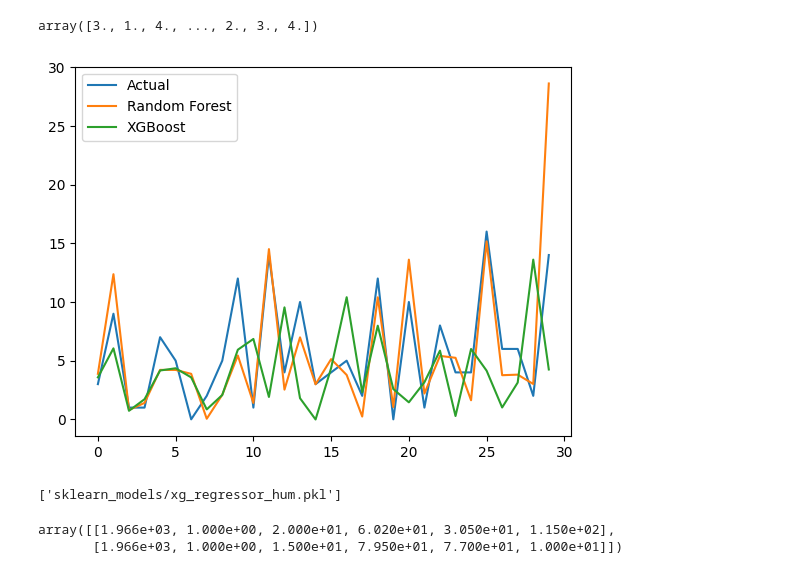
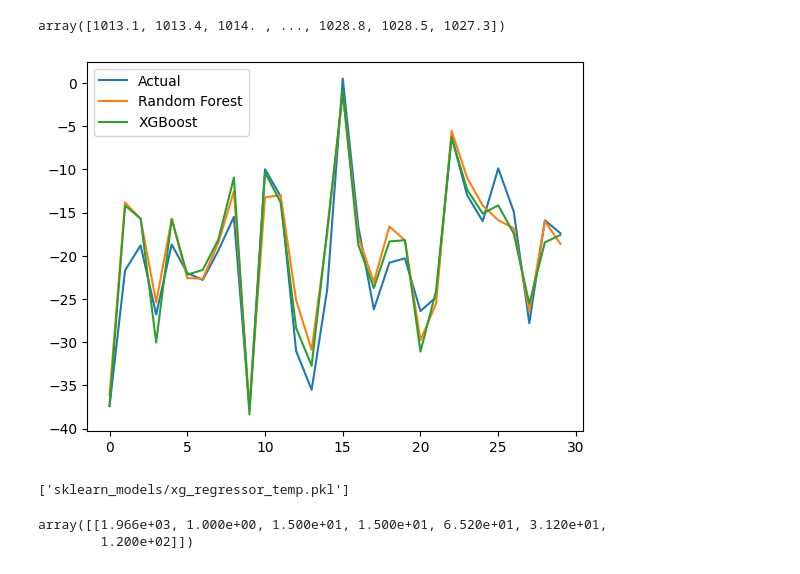
Before and after one commit to chellick/weather_xzxc, a Jupyter notebook: data/train.ipynb, the cells around one changed output. Drawn from its saved outputs; the diff is of its cells as text; code cells hidden in the pictures.

```diff
--- a/data/train.ipynb
+++ b/data/train.ipynb
@@ -32,21 +29,24 @@ data = pd.concat(data)
 X = np.array([data['Год по Гринвичу'].to_numpy(),
      data['Месяц по Гринвичу'].to_numpy(),
      data['День по Гринвичу'].to_numpy(),
+     data['Срок по Гринвичу'].to_numpy(),
      data['Широта'].to_numpy(dtype=float),
      data['Долгота'].to_numpy(dtype=float),
      data['Высота над уровнем моря'].to_numpy(dtype=float)])
+
 
 y_tempreture = data['Температура воздуха по сухому термометру'].to_numpy()
 y_percipitation = data['Сумма осадков за период между сроками'].to_numpy()
 y_wind = data['Средняя скорость ветра'].to_numpy()
 y_humidity = data['Относительная влажность воздуха'].to_numpy()
+y_press = data['Атмосферное давление на уровне станции'].to_numpy()
 
 X = np.transpose(X)
 # %%
 y_percipitation
-y_wind
+y_press
 # %% [output]
-array([3., 1., 4., ..., 2., 3., 4.])
+array([1013.1, 1013.4, 1014. , ..., 1028.8, 1028.5, 1027.3])
 # %%
 X_temp_train, X_temp_test, y_temp_train, y_temp_test = train_test_split(X, y_tempreture, shuffle=True, train_size=0.2)
 X_per_train, X_per_test, y_per_train, y_per_test = train_test_split(X, y_percipitation, shuffle=True, train_size=0.2)
@@ -60,36 +61,36 @@ import joblib
 # %%
 import matplotlib.pyplot as plt
 
 # Fit Random Forest Regressor
 reg = RandomForestRegressor(n_estimators=1000)
-reg.fit(X_hum_train, y_hum_train)
+reg.fit(X_temp_train, y_temp_train)
 
 # Fit XGBoost Regressor
 Xg_reg = XGBRegressor(n_estimators=1000, learning_rate=0.05)
-Xg_reg.fit(X_per_train, y_hum_train)
+Xg_reg.fit(X_temp_train, y_temp_train)
 
 # Get predictions
-Xg_pred = Xg_reg.predict(X_hum_test)
-pred = reg.predict(X_hum_test)
+Xg_pred = Xg_reg.predict(X_temp_test)
+pred = reg.predict(X_temp_test)
 
 # Plot actual vs predicted values with legend names
-plt.plot(y_hum_test[:30], label='Actual')
+plt.plot(y_temp_test[:30], label='Actual')
 plt.plot(pred[:30], label='Random Forest')
 plt.plot(Xg_pred[:30], label='XGBoost')
 plt.legend()
 plt.show()
 # %% [output]
-[figure, old version]
+[figure, new version]
 # %%
 # Save Random Forest Regressor
-joblib.dump(reg, 'sklearn_models/rf_regressor_hum.pkl')
+joblib.dump(reg, 'sklearn_models/rf_regressor_temp.pkl')
 
 # Save XGBoost Regressor
-joblib.dump(Xg_reg, 'sklearn_models/xg_regressor_hum.pkl')
+joblib.dump(Xg_reg, 'sklearn_models/xg_regressor_temp.pkl')
 # %% [output]
-['sklearn_models/xg_regressor_hum.pkl']
+['sklearn_models/xg_regressor_temp.pkl']
-# %%
-X_hum_test[:2]
-# %% [output]
-array([[1.966e+03, 1.000e+00, 2.000e+01, 6.020e+01, 3.050e+01, 1.150e+02],
-       [1.966e+03, 1.000e+00, 1.500e+01, 7.950e+01, 7.700e+01, 1.000e+01]])
+# %%
+X_temp_test[:1]
+# %% [output]
+array([[1.966e+03, 1.000e+00, 1.500e+01, 1.500e+01, 6.520e+01, 3.120e+01,
+        1.200e+02]])
```
Also changed, not shown: parts of 4 cells of this notebook, 11 other files.
